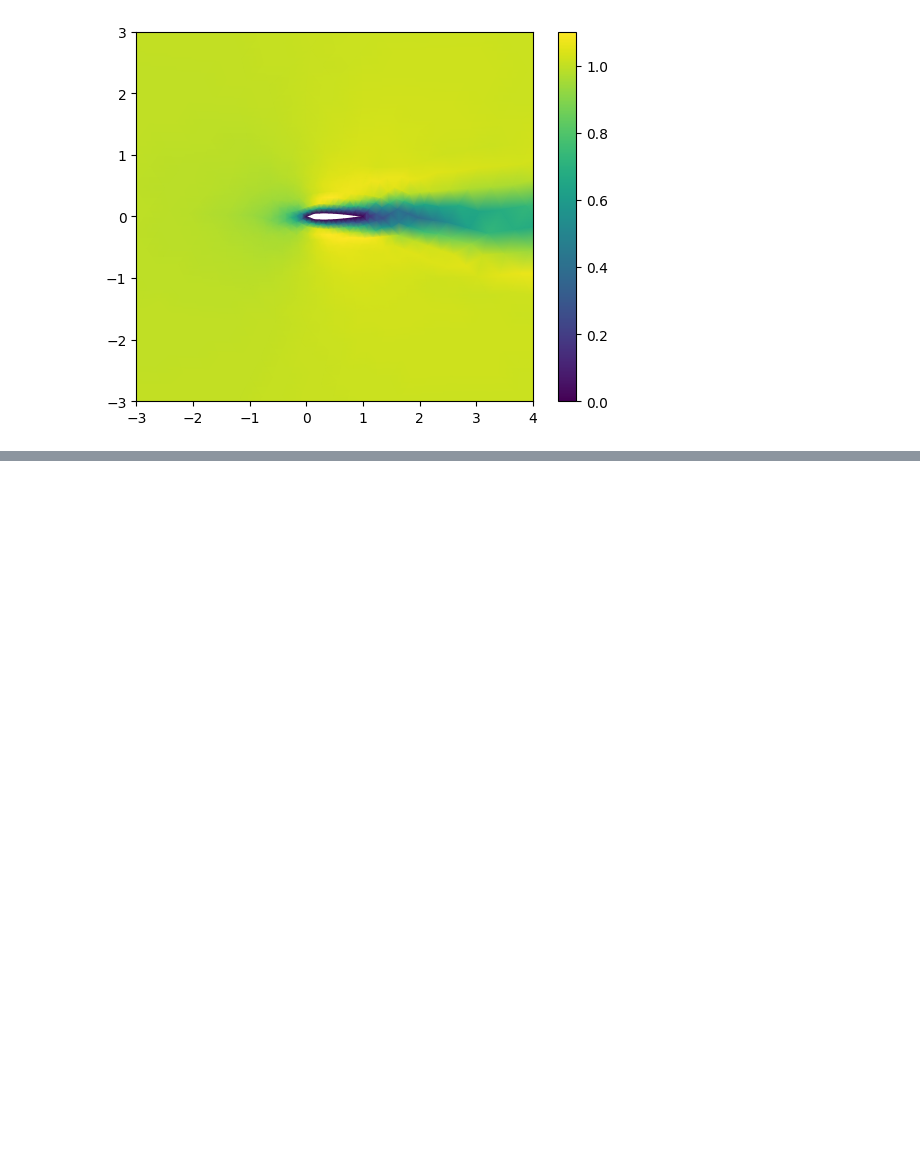
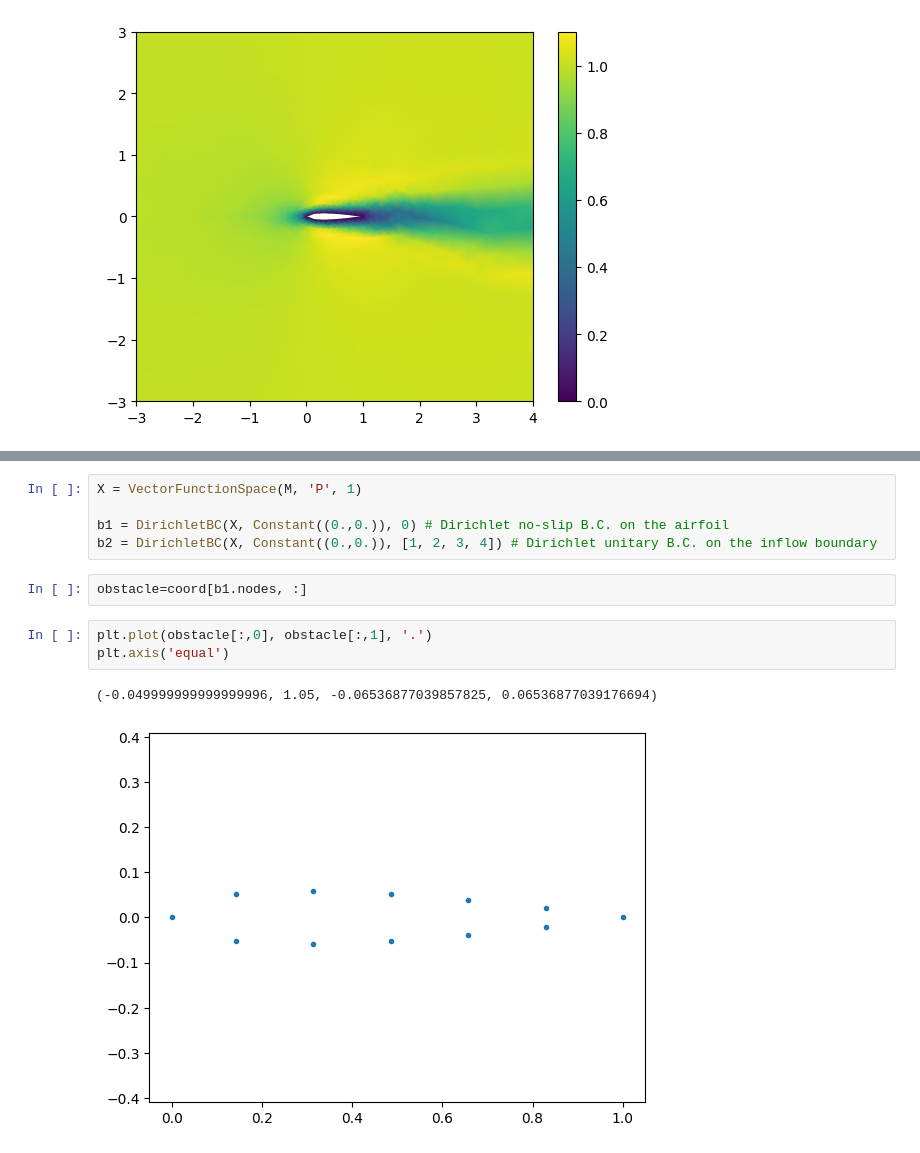
Before and after one commit to gupo33/ProgettoNAPDE, a Jupyter notebook: Progetto Napde.ipynb, the cells around one changed output, grey strips where cells are left out. Drawn from its saved outputs; the diff is of its cells as text; blank space fills up the shorter version.

Commit message:
Extracting boundary nodes
Modo poco elegante di estrarre i nodi del contorno

```diff
--- a/Progetto Napde.ipynb
+++ b/Progetto Napde.ipynb
@@ -380,0 +445,13 @@ ax.set_ylim(-3, 3)
+# %%
+X = VectorFunctionSpace(M, 'P', 1)
+
+b1 = DirichletBC(X, Constant((0.,0.)), 0) # Dirichlet no-slip B.C. on the airfoil
+b2 = DirichletBC(X, Constant((0.,0.)), [1, 2, 3, 4]) # Dirichlet unitary B.C. on the inflow boundary
+# %%
+obstacle=coord[b1.nodes, :]
+# %%
+plt.plot(obstacle[:,0], obstacle[:,1], '.')
+plt.axis('equal')
+# %% [output]
+(-0.049999999999999996, 1.05, -0.06536877039857825, 0.06536877039176694)
+[figure, added]
```
Also changed, not shown: parts of 19 cells of this notebook, 2 other files.
